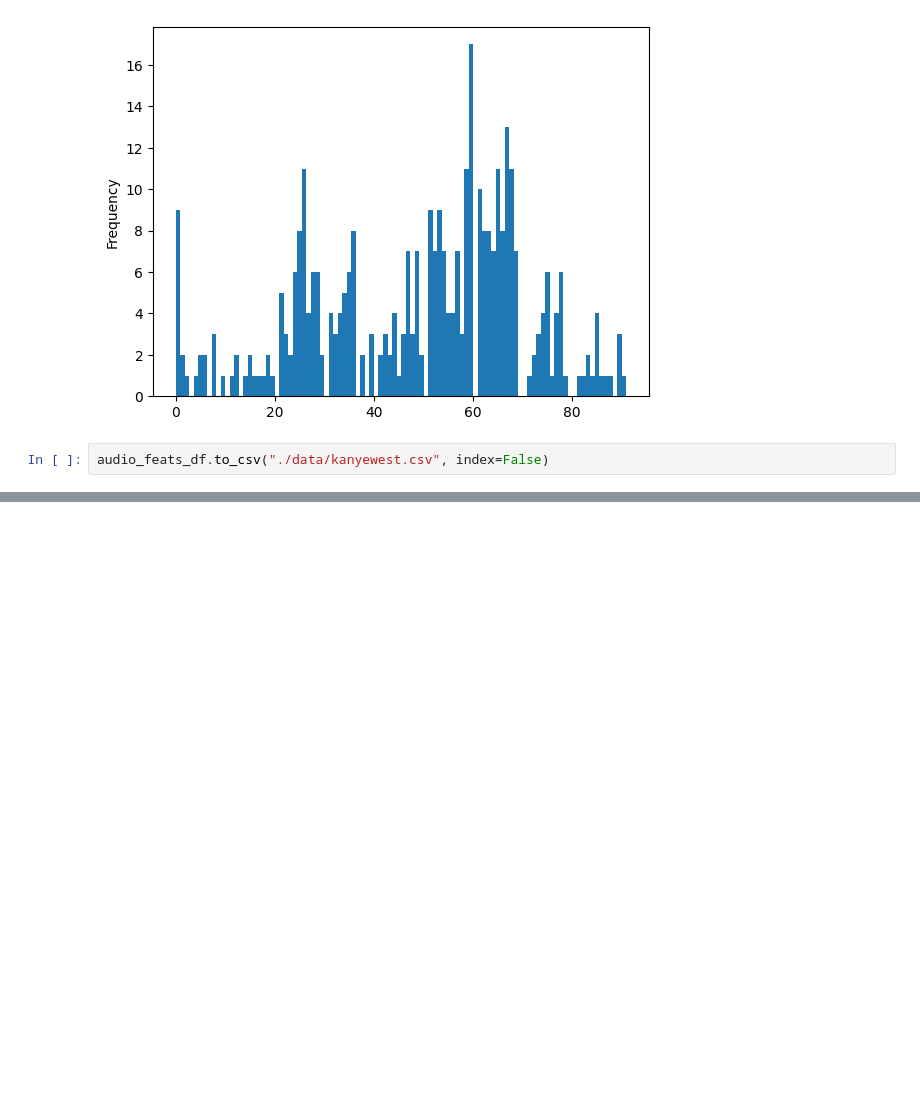
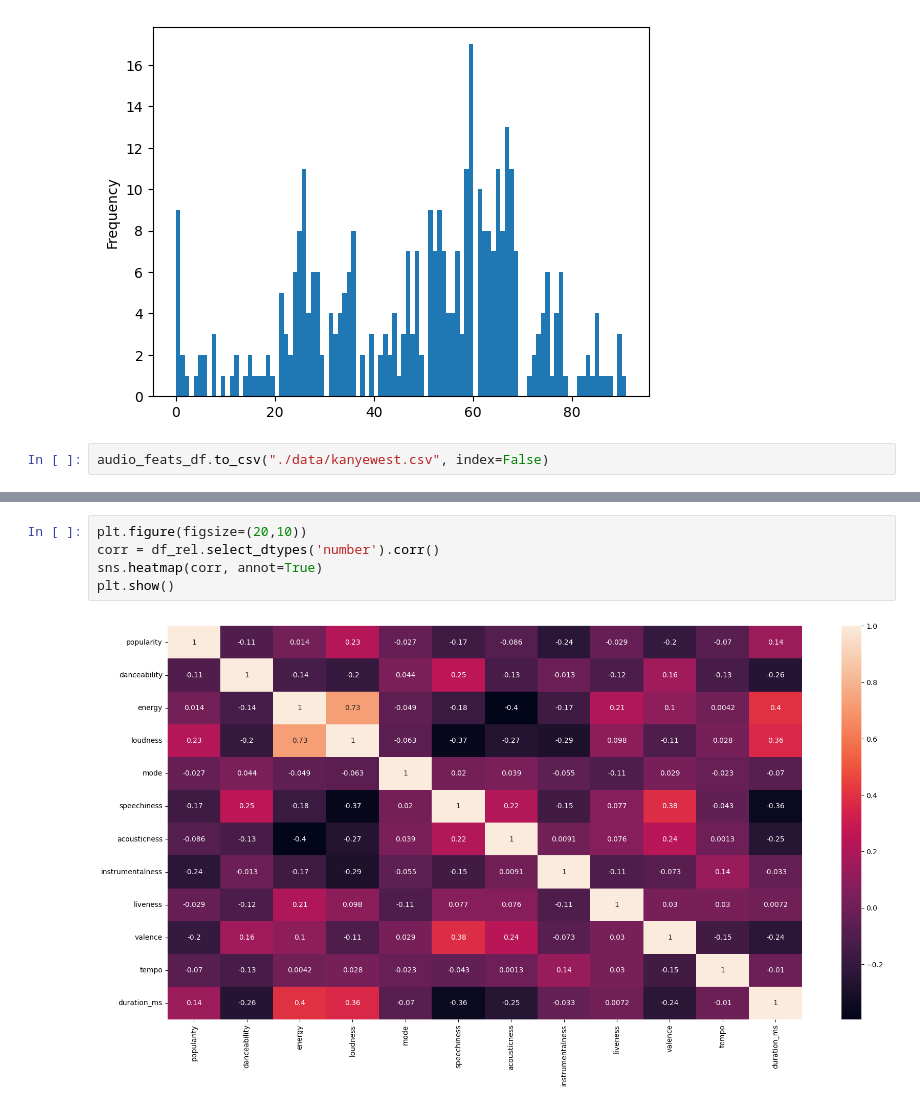
Before and after one commit to oms26/convexp_spotify, a Jupyter notebook: test.ipynb, the cells around one changed output, grey strips where cells are left out. Drawn from its saved outputs; the diff is of its cells as text; blank space fills up the shorter version.

```diff
--- a/test.ipynb
+++ b/test.ipynb
@@ -141,0 +180,7 @@ df
+# %%
+plt.figure(figsize=(20,10))
+corr = df_rel.select_dtypes('number').corr()
+sns.heatmap(corr, annot=True)
+plt.show()
+# %% [output]
+[figure, added]
```
Also changed, not shown: parts of 9 cells of this notebook, 1 other file.
